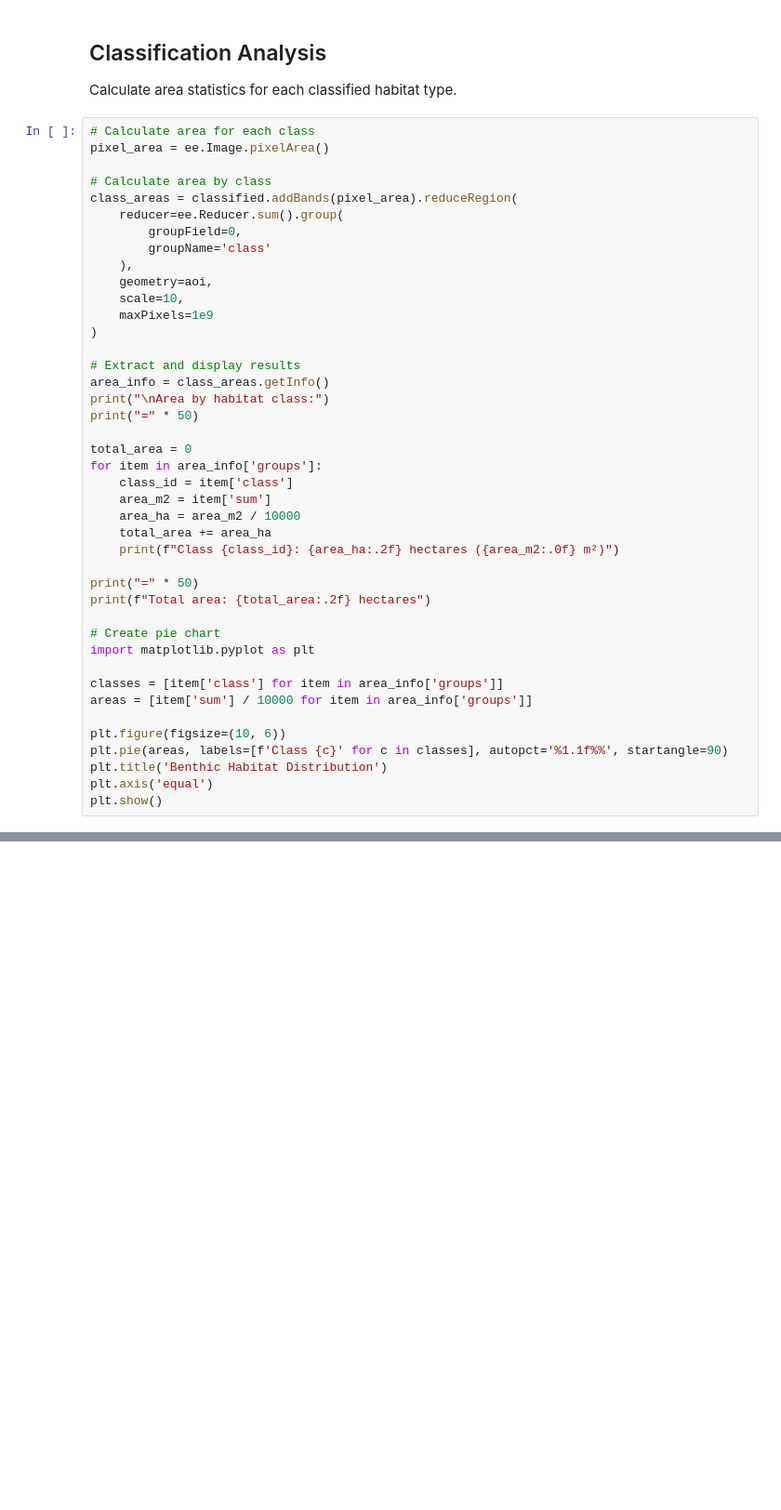
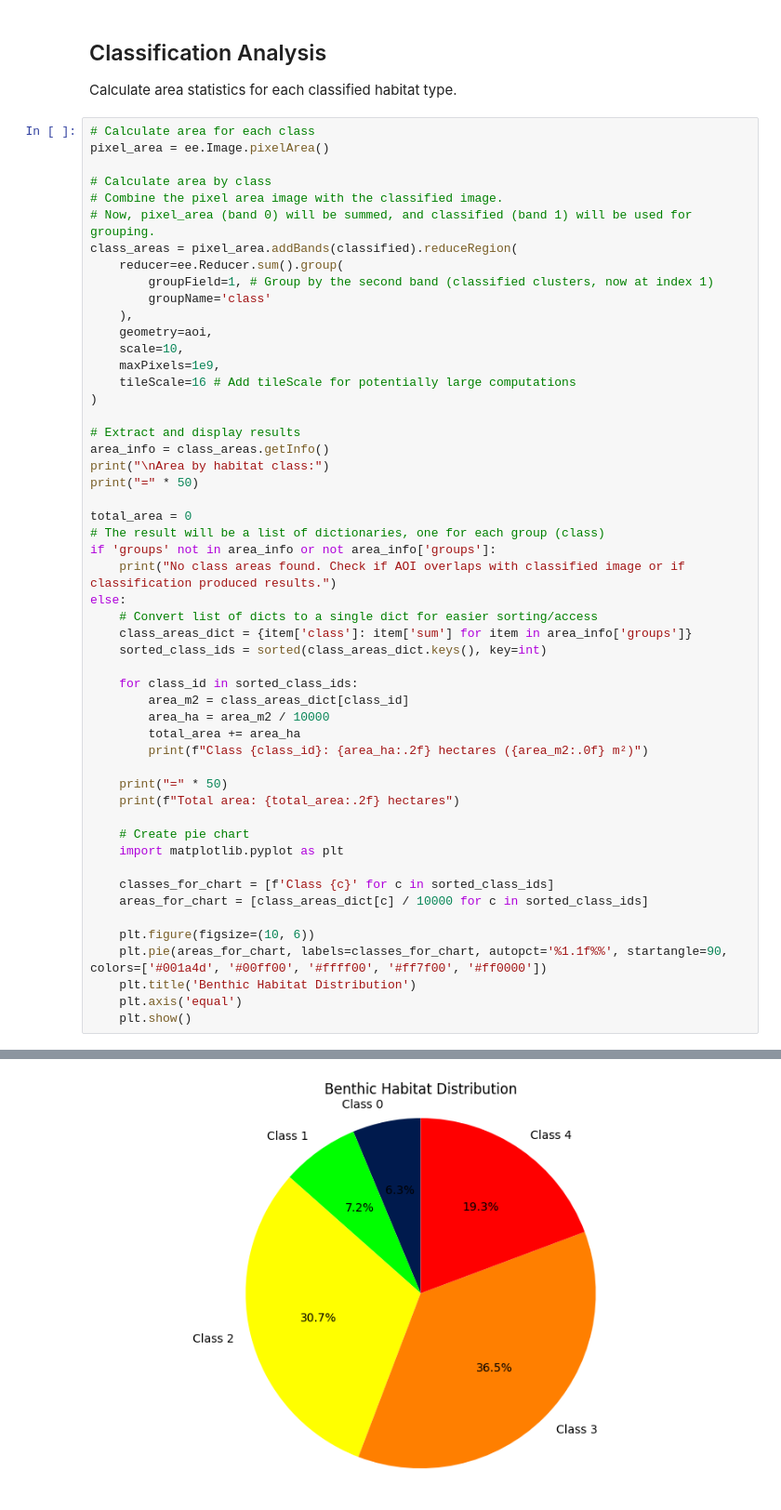
Before and after one commit to awr306/earthengine-community, a Jupyter notebook: tutorials/sentinel-2-benthic-habitat/index.ipynb, the cells around one changed output, grey strips where cells are left out. Shown: that part at 93% size. Drawn from its saved outputs; the diff is of its cells as text; blank space fills up the shorter version.

```diff
--- a/tutorials/sentinel-2-benthic-habitat/index.ipynb
+++ b/tutorials/sentinel-2-benthic-habitat/index.ipynb
@@ -475,14 +537,17 @@ Calculate area statistics for each classified habitat type.
 pixel_area = ee.Image.pixelArea()
 
 # Calculate area by class
-class_areas = classified.addBands(pixel_area).reduceRegion(
+# Combine the pixel area image with the classified image.
+# Now, pixel_area (band 0) will be summed, and classified (band 1) will be used for grouping.
+class_areas = pixel_area.addBands(classified).reduceRegion(
     reducer=ee.Reducer.sum().group(
-        groupField=0,
+        groupField=1, # Group by the second band (classified clusters, now at index 1)
         groupName='class'
     ),
     geometry=aoi,
     scale=10,
-    maxPixels=1e9
+    maxPixels=1e9,
+    tileScale=16 # Add tileScale for potentially large computations
 )
 
 # Extract and display results
@@ -491,24 +556,32 @@ print("\nArea by habitat class:")
 print("=" * 50)
 
 total_area = 0
-for item in area_info['groups']:
-    class_id = item['class']
-    area_m2 = item['sum']
-    area_ha = area_m2 / 10000
-    total_area += area_ha
-    print(f"Class {class_id}: {area_ha:.2f} hectares ({area_m2:.0f} m²)")
+# The result will be a list of dictionaries, one for each group (class)
+if 'groups' not in area_info or not area_info['groups']:
+    print("No class areas found. Check if AOI overlaps with classified image or if classification produced results.")
+else:
+    # Convert list of dicts to a single dict for easier sorting/access
+    class_areas_dict = {item['class']: item['sum'] for item in area_info['groups']}
+    sorted_class_ids = sorted(class_areas_dict.keys(), key=int)
 
-print("=" * 50)
-print(f"Total area: {total_area:.2f} hectares")
+    for class_id in sorted_class_ids:
+        area_m2 = class_areas_dict[class_id]
+        area_ha = area_m2 / 10000
+        total_area += area_ha
+        print(f"Class {class_id}: {area_ha:.2f} hectares ({area_m2:.0f} m²)")
 
-# Create pie chart
-import matplotlib.pyplot as plt
+    print("=" * 50)
+    print(f"Total area: {total_area:.2f} hectares")
 
-classes = [item['class'] for item in area_info['groups']]
-areas = [item['sum'] / 10000 for item in area_info['groups']]
+    # Create pie chart
+    import matplotlib.pyplot as plt
 
-plt.figure(figsize=(10, 6))
-plt.pie(areas, labels=[f'Class {c}' for c in classes], autopct='%1.1f%%', startangle=90)
-plt.title('Benthic Habitat Distribution')
-plt.axis('equal')
-plt.show()
+    classes_for_chart = [f'Class {c}' for c in sorted_class_ids]
+    areas_for_chart = [class_areas_dict[c] / 10000 for c in sorted_class_ids]
+
+    plt.figure(figsize=(10, 6))
+    plt.pie(areas_for_chart, labels=classes_for_chart, autopct='%1.1f%%', startangle=90, colors=['#001a4d', '#00ff00', '#ffff00', '#ff7f00', '#ff0000'])
+    plt.title('Benthic Habitat Distribution')
+    plt.axis('equal')
+    plt.show()
+# %% [output]
@@ -515,3 +597,4 @@ plt.show()
+[figure, added]
 # %% [markdown]
 ## Summary
 
```
Also changed, not shown: parts of 11 cells of this notebook.
